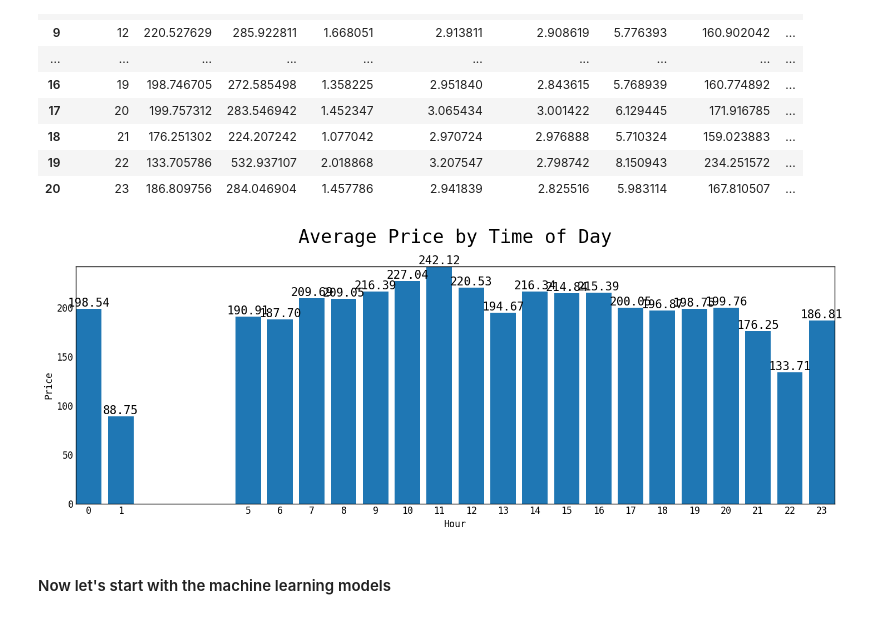
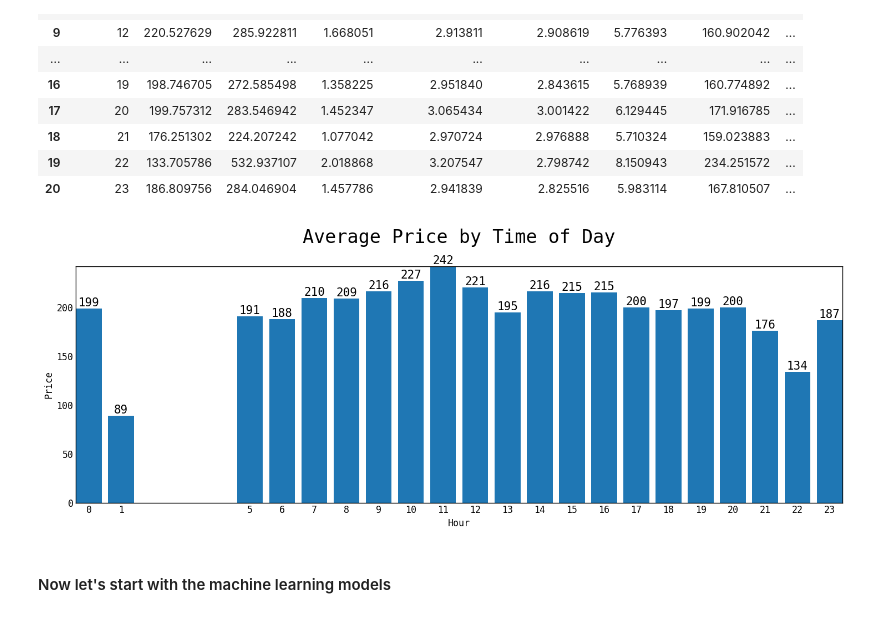
Before and after one commit to jeremyabeard5/MSDS696, a Jupyter notebook: FlightPrice.ipynb, the cells around one changed output. Saved outputs shown, nothing was run; the diff lists cells and outputs as text; code cells hidden in the pictures.

```diff
--- a/FlightPrice.ipynb
+++ b/FlightPrice.ipynb
@@ -848,17 +843,17 @@ mean_hr.head(24)
 # %%
 fig4, ax4 = plt.subplots(figsize=(15,6))
 plt.rc('font', size=20)
 mean_hr_tmp = mean_hr.drop(columns=['duration', 'numConex', 'deptDayOfWeek', 'arrvDayOfWeek', 'deptMonth', 'deptDayOfYear'])
 #months = ['January', 'February', 'March', 'April', 'May', 'June', 'July', 'August', 'September', 'October', 'November', 'December']
 bars = ax4.bar(mean_hr_tmp['deptHour'], mean_hr_tmp['price'])
 ax4.set(xlabel='Hour', ylabel='Price', title='Average Price by Time of Day')
 ax4.set_xticks(mean_hr_tmp['deptHour'])
 #ax4.set_yticklabels(months)
-ax4.bar_label(bars, fmt='{:,.2f}', fontsize=15)
+ax4.bar_label(bars, fmt='{:,.0f}', fontsize=15)
 plt.tight_layout()
 plt.show()
 # %% [output]
-[figure, old version]
+[figure, new version]
 # %% [markdown]
 #### Now let's start with the machine learning models
 # %% [markdown]
```
Also changed, not shown: parts of 71 cells of this notebook.
